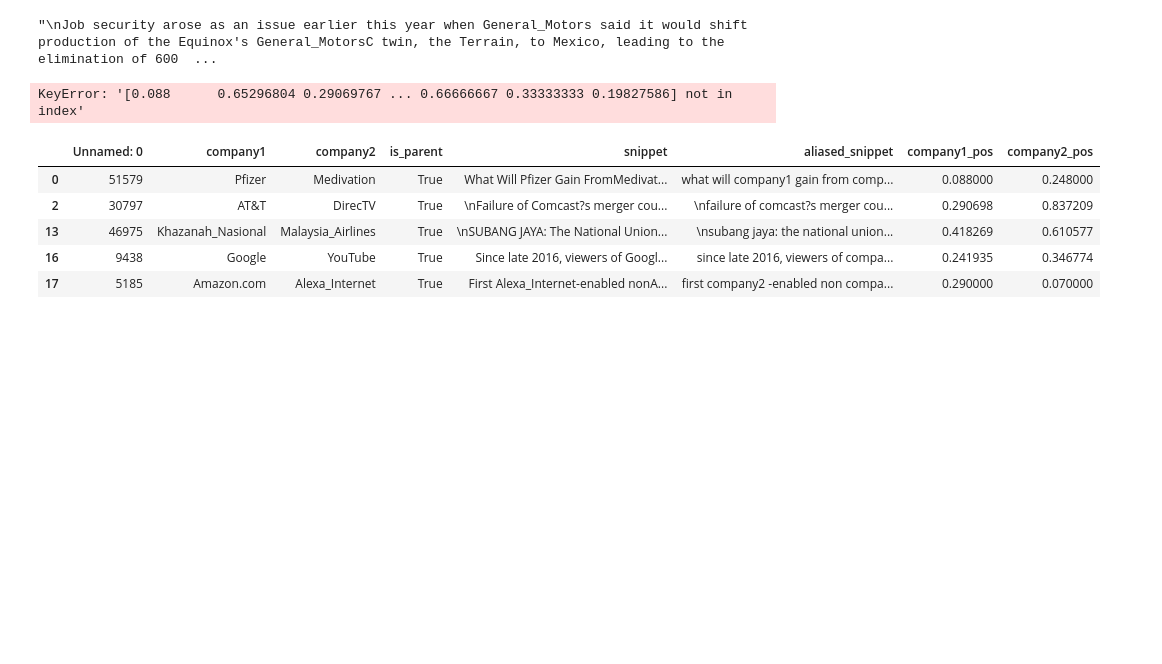
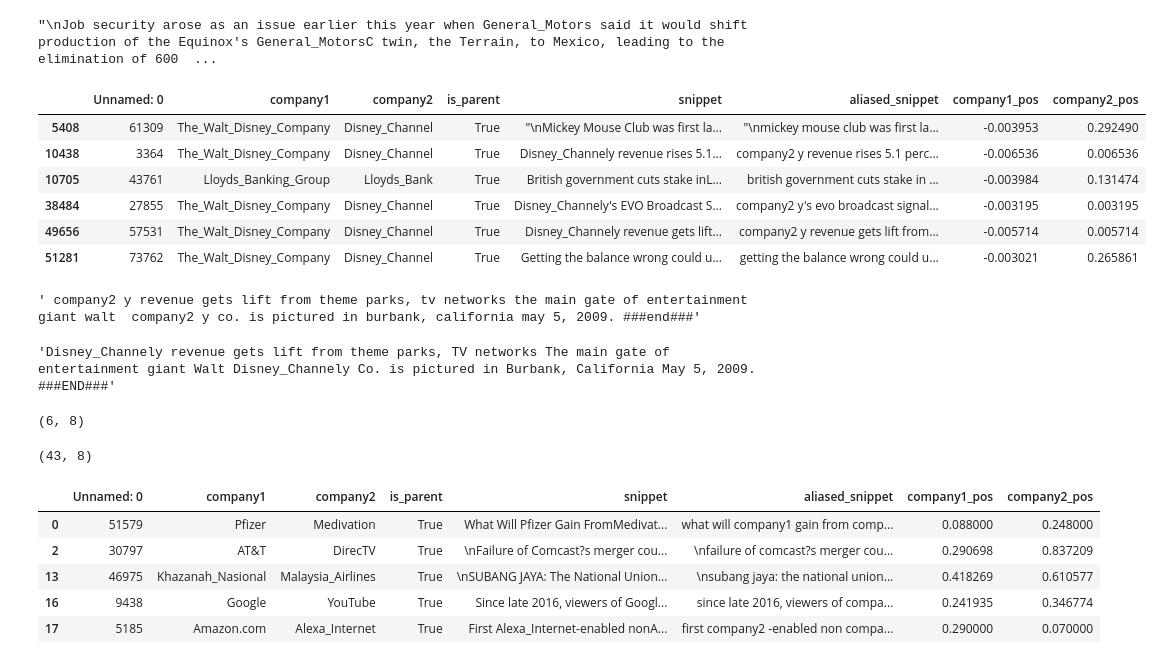
Before and after one commit to radpet/team_a, a Jupyter notebook: Radi/TF-IDF_Classical_ML.ipynb, the cells around one changed output. Cells and saved outputs as stored; diff of their text form; code cells hidden in the pictures; blank space fills up the shorter version.

```diff
--- a/Radi/TF-IDF_Classical_ML.ipynb
+++ b/Radi/TF-IDF_Classical_ML.ipynb
@@ -83,9 +83,33 @@ train.iloc[1696]["snippet"]
 # %% [output]
 "\nJob security arose as an issue earlier this year when General_Motors said it would shift production of the Equinox's General_MotorsC twin, the Terrain, to Mexico, leading to the elimination of 600  ...
 # %%
-train[train["company1_pos"]][train[RESULT]==True].shape
+filtered = train[train["company1_pos"] < 0]
+filtered[filtered[RESULT] == True]
 # %% [output]
-KeyError: '[0.088      0.65296804 0.29069767 ... 0.66666667 0.33333333 0.19827586] not in index'
+|  | Unnamed: 0 | company1 | company2 | is_parent | snippet | aliased_snippet | company1_pos | company2_pos |
+| 5408 | 61309 | The_Walt_Disney_Company | Disney_Channel | True | "\nMickey Mouse Club was first la... | "\nmickey mouse club was first la... | -0.003953 | 0.292490 |
+| 10438 | 3364 | The_Walt_Disney_Company | Disney_Channel | True | Disney_Channely revenue rises 5.1... | company2 y revenue rises 5.1 perc... | -0.006536 | 0.006536 |
+| 10705 | 43761 | Lloyds_Banking_Group | Lloyds_Bank | True | British government cuts stake inL... | british government cuts stake in ... | -0.003984 | 0.131474 |
+| 38484 | 27855 | The_Walt_Disney_Company | Disney_Channel | True | Disney_Channely's EVO Broadcast S... | company2 y's evo broadcast signal... | -0.003195 | 0.003195 |
+| 49656 | 57531 | The_Walt_Disney_Company | Disney_Channel | True | Disney_Channely revenue gets lift... | company2 y revenue gets lift from... | -0.005714 | 0.005714 |
+| 51281 | 73762 | The_Walt_Disney_Company | Disney_Channel | True | Getting the balance wrong could u... | getting the balance wrong could u... | -0.003021 | 0.265861 |
+# %%
+train.iloc[49656][TEXT]
+# %% [output]
+' company2 y revenue gets lift from theme parks, tv networks the main gate of entertainment giant walt  company2 y co. is pictured in burbank, california may 5, 2009. ###end###'
+# %%
+train.iloc[49656]["snippet"]
+# %% [output]
+'Disney_Channely revenue gets lift from theme parks, TV networks The main gate of entertainment giant Walt Disney_Channely Co. is pictured in Burbank, California May 5, 2009. ###END###'
+# %%
+filtered[filtered[RESULT] == True].shape
+# %% [output]
+(6, 8)
+# %%
+filtered = train[train["company1_pos"] < 0]
+filtered[filtered[RESULT] == False].shape
+# %% [output]
+(43, 8)
 # %%
 train[train[RESULT]== True][:5]
 # %% [output]
```
